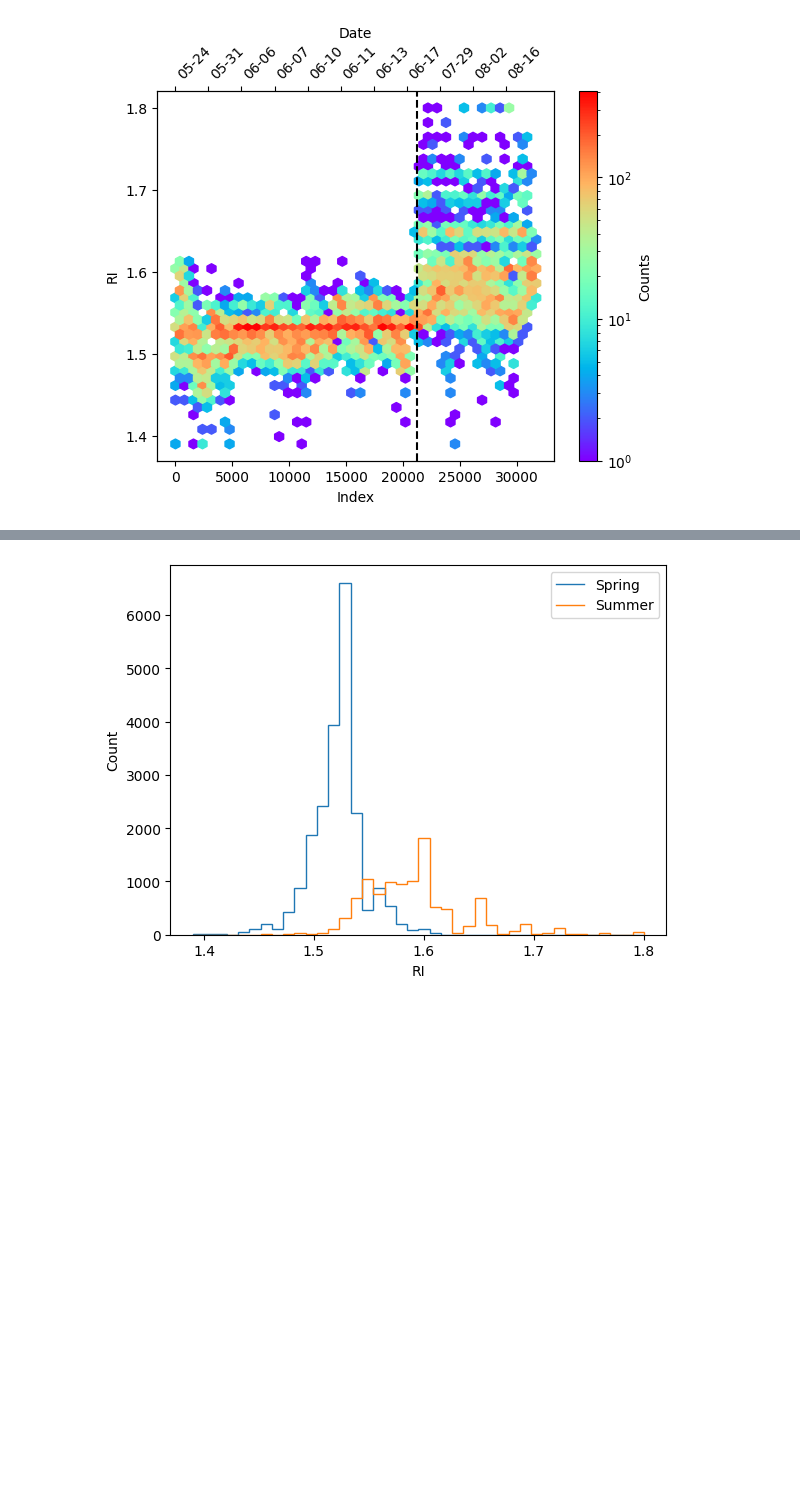
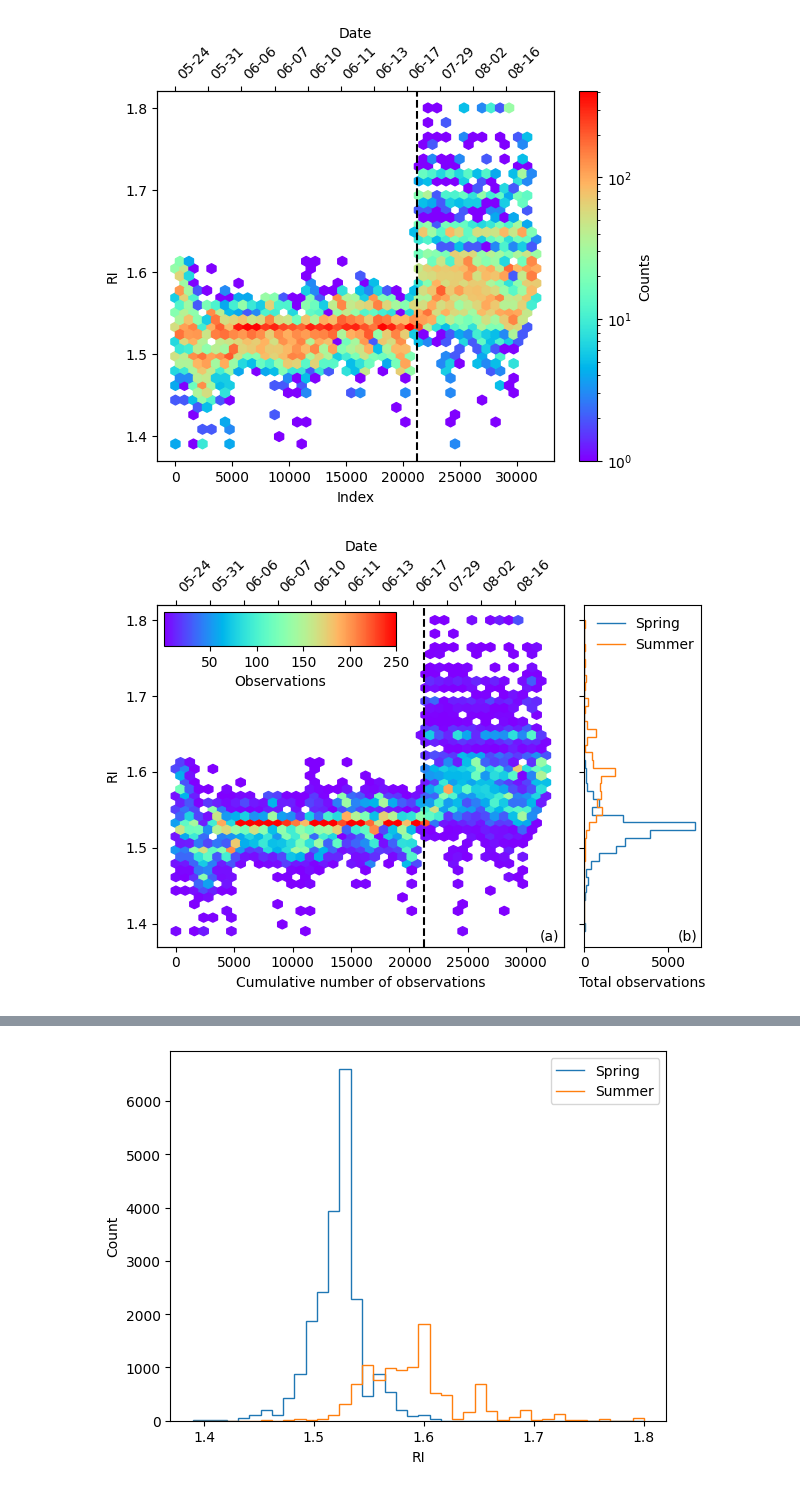
Before and after one commit to csoloff/ARCSIX_DASH_RI, a Jupyter notebook: scripts/02_investigate.ipynb, the cells around one changed output, grey strips where cells are left out. Saved outputs shown, nothing was run; the diff lists cells and outputs as text; code cells hidden in the pictures; blank space fills up the shorter version.

Commit message:
New plot

```diff
--- a/scripts/02_investigate.ipynb
+++ b/scripts/02_investigate.ipynb
@@ -66,3 +67,47 @@ plt.colorbar(hb, ax=ax, label='Counts')  # Add a colorbar for density
 plt.savefig('../figures/RI_hexbin_log.png', dpi=300, bbox_inches='tight')
 # %% [output]
 [figure]
+# %%
+fig, axes = plt.subplots(1,2, sharey=True, gridspec_kw={'width_ratios': [3.5, 1]})
+# Create a hexbin plot
+ax = axes[0]
+hb = ax.hexbin(ind, d['RI'], gridsize=40, cmap='rainbow', mincnt=1, vmax=250)
+ax.set_xlabel('Cumulative number of observations')
+ax.set_ylabel('RI')
+ax.axvline(21227, c='black', alpha=1, ls='--')
+# Set the positions and labels for the top axis
+index_ticks = np.arange(0, ind[-1], 2900)  # Every 5000 index points
+date_labels = d_no_na['Time_Mid'].iloc[index_ticks].dt.strftime('%m-%d')  # Format dates
+ax2 = ax.twiny()
+ax2.set_xticks(index_ticks)
+ax2.set_xticklabels(date_labels, rotation=45, ha='left')  # Rotate labels for better readability
+ax2.set_xlim(ax.get_xlim())  # Align the top axis limits with the bottom axis
+ax2.set_xlabel('Date')
+# Add text to the top-left corner
+ax.text(0.94, 0.05, '(a)', transform=ax.transAxes, verticalalignment='top')
+
+ax = axes[1]
+ax.text(0.80, 0.05, '(b)', transform=ax.transAxes, verticalalignment='top')
+# Assuming d_sp['RI'] and d_su['RI'] are your datasets
+combined_data = np.concatenate([d_sp['RI'], d_su['RI']])
+bin_edges = np.linspace(min(combined_data), max(combined_data), num=41)  # 40 bins
+
+# Plot the first histogram with the defined bin edges
+counts, _ = np.histogram(d_sp['RI'], bins=bin_edges)
+ax.stairs(counts, bin_edges, label='Spring', orientation='horizontal')
+
+# Plot the second histogram with the same bin edges
+counts, _ = np.histogram(d_su['RI'], bins=bin_edges)
+ax.stairs(counts, bin_edges, label='Summer', orientation='horizontal')
+ax.legend(frameon=False)
+ax.set_xlabel('Total observations')
+#fig.subplots_adjust(hspace =-1.00)
+plt.tight_layout()
+
+cbaxes = inset_axes(axes[0], width="57%", height="10%", loc='upper left')
+cbar = plt.colorbar(hb, cax=cbaxes, label='Observations', location='top',pad=-.05)  # Add a colorbar for density
+cbar.ax.xaxis.set_ticks_position('bottom')
+cbar.ax.xaxis.set_label_position('bottom')
+plt.savefig('../figures/RI_hexbin_mult.png', dpi=300, bbox_inches='tight')
+# %% [output]
+[figure, added]
```
Also changed, not shown: parts of 2 cells of this notebook.
